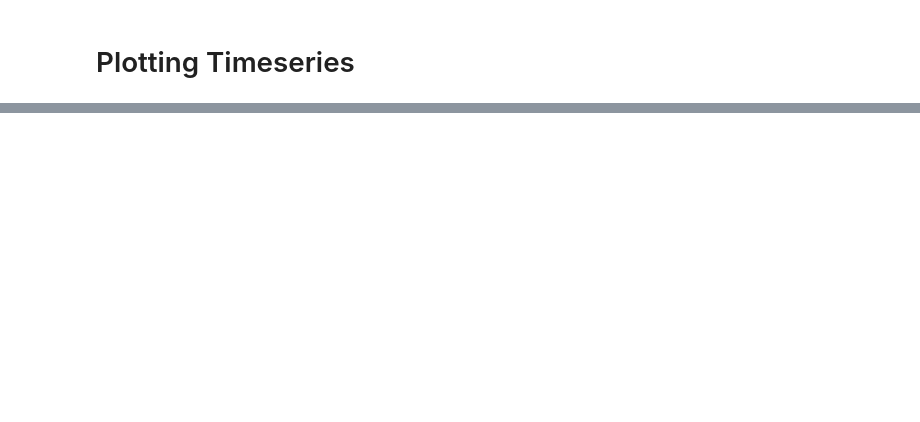
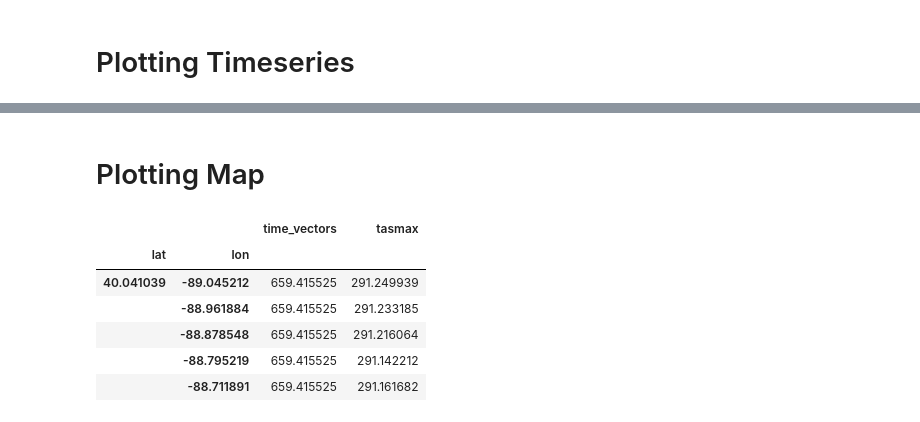
Before and after one commit to marinalopez2110/FistTemplateClimPort, a Jupyter notebook: Plotting TimeSeries and map Cleanup.ipynb, the cells around one changed output, grey strips where cells are left out. Saved outputs shown, nothing was run; the diff lists cells and outputs as text; code cells hidden in the pictures; blank space fills up the shorter version.

```diff
--- a/Plotting TimeSeries and map Cleanup.ipynb
+++ b/Plotting TimeSeries and map Cleanup.ipynb
@@ -43,0 +86,14 @@ AlltimeTempMean["tasmaxC"] = GeoTempMeanC["tasmax"] -273.15
+# %% [markdown]
+# Plotting Map
+# %%
+#Grouping by latitude and longitude. Getting rid off time by doing the mean of all the year for each location point
+AlltimeTempMean = df.groupby(["lat","lon"]).mean()
+AlltimeTempMean.head()
+# %% [output]
+|  |  | time_vectors | tasmax |
+| lat | lon |  |  |
+| 40.041039 | -89.045212 | 659.415525 | 291.249939 |
+|  | -88.961884 | 659.415525 | 291.233185 |
+|  | -88.878548 | 659.415525 | 291.216064 |
+|  | -88.795219 | 659.415525 | 291.142212 |
+|  | -88.711891 | 659.415525 | 291.161682 |
```
Also changed, not shown: parts of 30 cells of this notebook.
